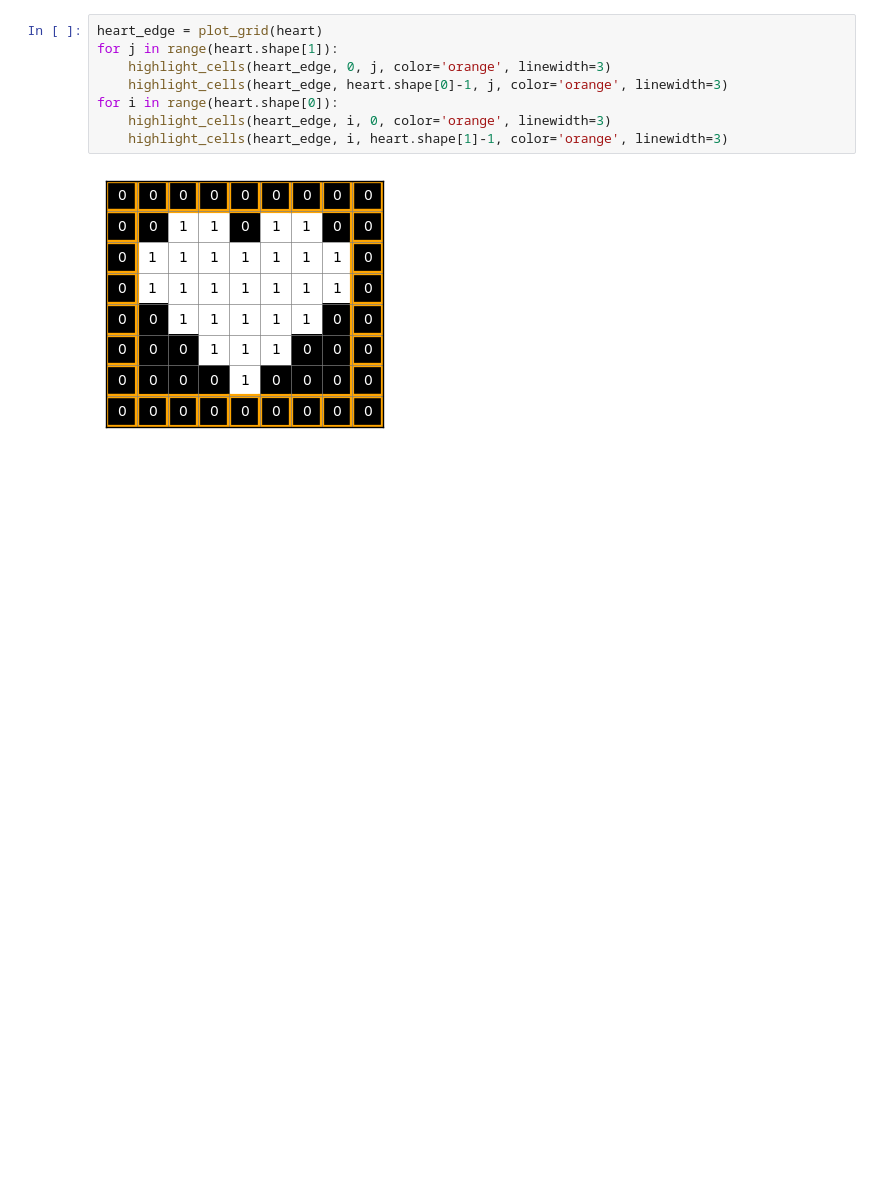
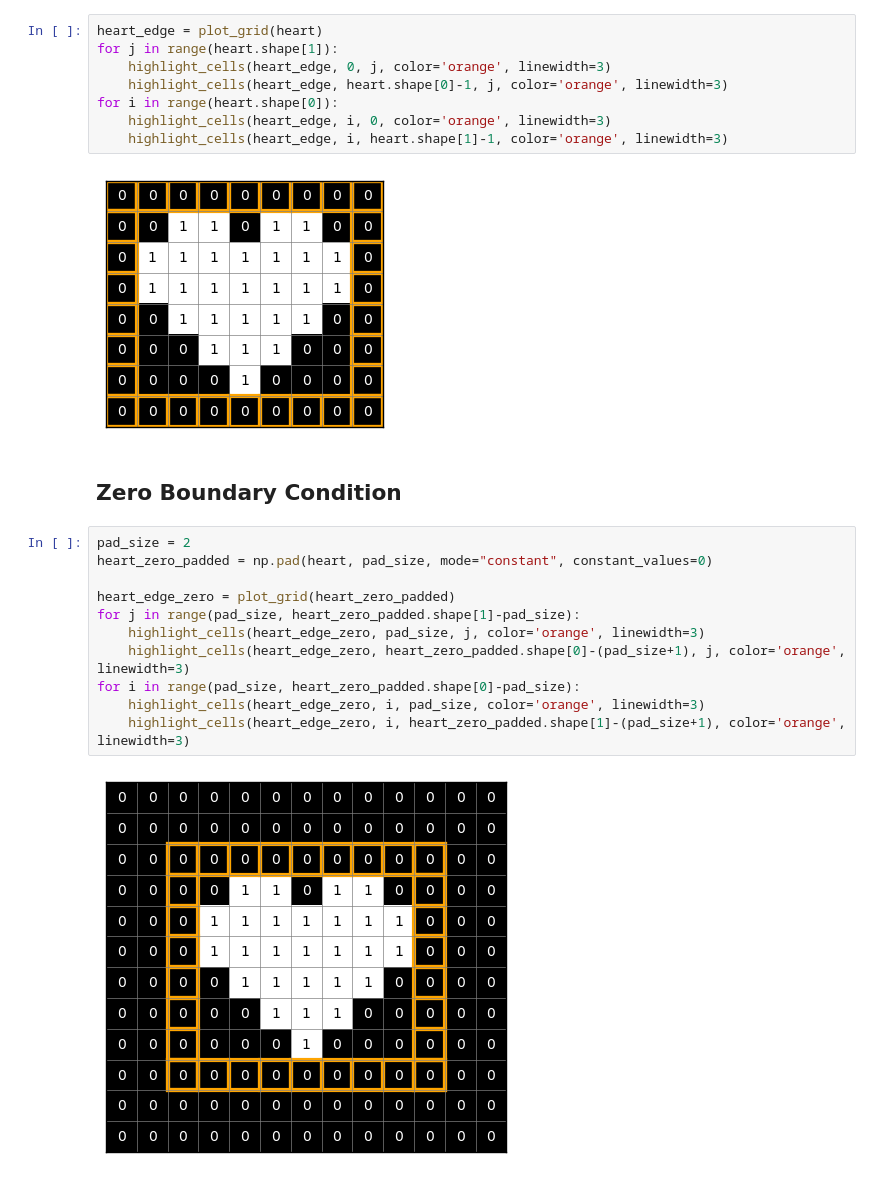
Before and after one commit to lunakim-ubc/ImageDeblurring, a Jupyter notebook: visualization/blurring_matrix.ipynb, the cells around one changed output. Saved outputs shown, nothing was run; the diff lists cells and outputs as text; blank space fills up the shorter version.

Commit message:
add boundary visualization and mkdir

```diff
--- a/blurring_matrix.ipynb
+++ b/visualization/blurring_matrix.ipynb
@@ -127,3 +127,18 @@ for i in range(heart.shape[0]):
     highlight_cells(heart_edge, i, heart.shape[1]-1, color='orange', linewidth=3)
 # %% [output]
 [figure]
+# %% [markdown]
+## Zero Boundary Condition
+# %%
+pad_size = 2
+heart_zero_padded = np.pad(heart, pad_size, mode="constant", constant_values=0)
+
+heart_edge_zero = plot_grid(heart_zero_padded)
+for j in range(pad_size, heart_zero_padded.shape[1]-pad_size):
+    highlight_cells(heart_edge_zero, pad_size, j, color='orange', linewidth=3)
+    highlight_cells(heart_edge_zero, heart_zero_padded.shape[0]-(pad_size+1), j, color='orange', linewidth=3)
+for i in range(pad_size, heart_zero_padded.shape[0]-pad_size):
+    highlight_cells(heart_edge_zero, i, pad_size, color='orange', linewidth=3)
+    highlight_cells(heart_edge_zero, i, heart_zero_padded.shape[1]-(pad_size+1), color='orange', linewidth=3)
+# %% [output]
+[figure, added]
```
Also changed, not shown: parts of 4 cells of this notebook, 3 other files.
